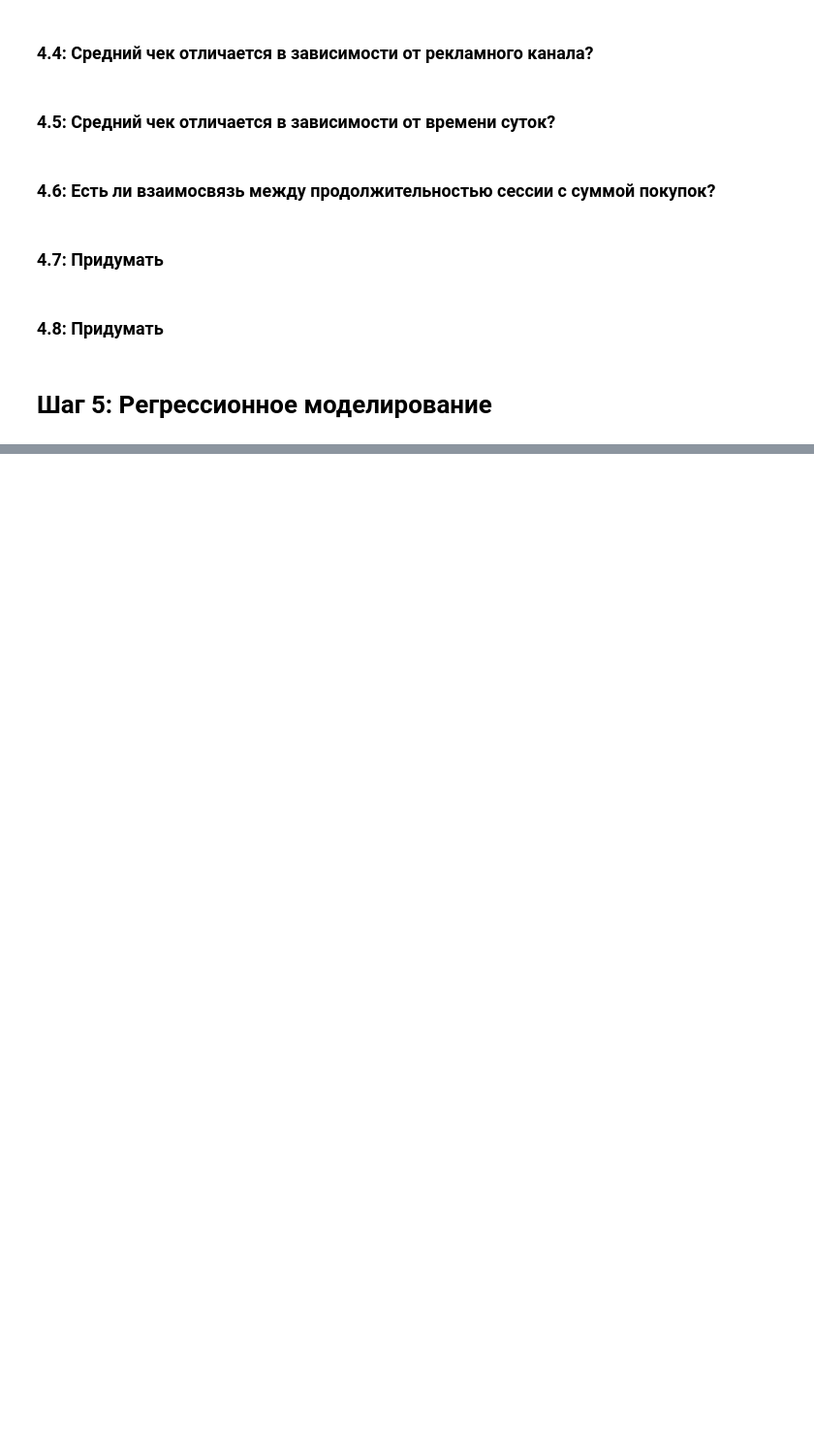
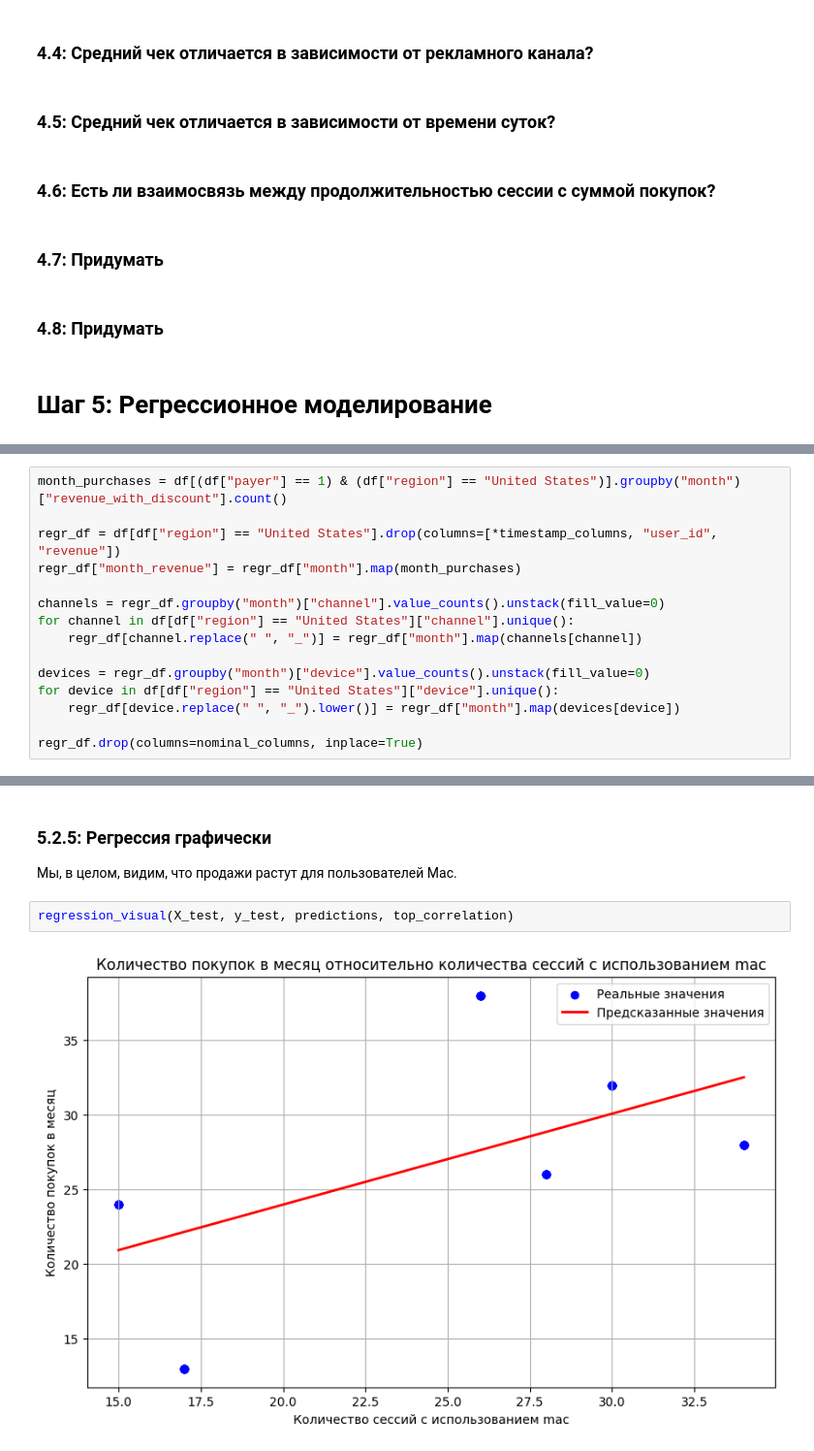
Before and after one commit to zhukovrost/lyceumFinalProject, a Jupyter notebook: project.ipynb, the cells around one changed output, grey strips where cells are left out. Shown at 97% size. Saved outputs shown, nothing was run; the diff lists cells and outputs as text; blank space fills up the shorter version.

```diff
--- a/project.ipynb
+++ b/project.ipynb
@@ -630,0 +675,15 @@ regression_visual(X_test, y_test, predictions, "month")
+# %%
+month_purchases = df[(df["payer"] == 1) & (df["region"] == "United States")].groupby("month")["revenue_with_discount"].count()
+
+regr_df = df[df["region"] == "United States"].drop(columns=[*timestamp_columns, "user_id", "revenue"])
+regr_df["month_revenue"] = regr_df["month"].map(month_purchases)
+
+channels = regr_df.groupby("month")["channel"].value_counts().unstack(fill_value=0)
+for channel in df[df["region"] == "United States"]["channel"].unique():
+    regr_df[channel.replace(" ", "_")] = regr_df["month"].map(channels[channel])
+
+devices = regr_df.groupby("month")["device"].value_counts().unstack(fill_value=0)
+for device in df[df["region"] == "United States"]["device"].unique():
+    regr_df[device.replace(" ", "_").lower()] = regr_df["month"].map(devices[device])
+
+regr_df.drop(columns=nominal_columns, inplace=True)
@@ -630,0 +752,8 @@ regression_visual(X_test, y_test, predictions, "month")
+# %% [markdown]
+### 5.2.5: Регрессия графически
+
+Мы, в целом, видим, что продажи растут для пользователей Mac.
+# %%
+regression_visual(X_test, y_test, predictions, top_correlation)
+# %% [output]
+[figure, added]
```
Also changed, not shown: parts of 35 cells of this notebook.
